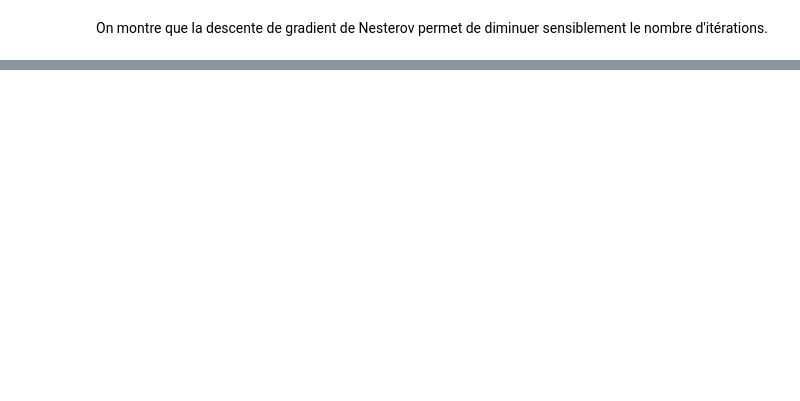
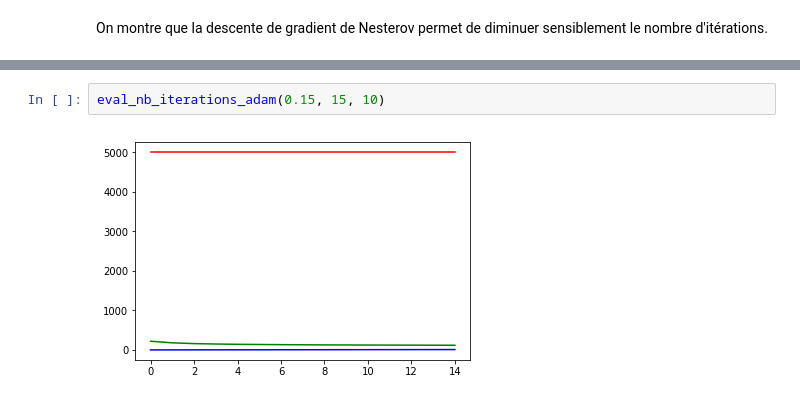
Before and after one commit to Garfounkel/Convex-Optimisation, a Jupyter notebook: ocvx_exam2_2019.ipynb, the cells around one changed output, grey strips where cells are left out. Drawn from its saved outputs; the diff is of its cells as text; blank space fills up the shorter version.

Commit message:
[Adam] Ex1-2 OK, need to fix iterations number for adam

```diff
--- a/ocvx_exam2_2019.ipynb
+++ b/ocvx_exam2_2019.ipynb
@@ -339,0 +435,4 @@ On montre que la descente de gradient de Nesterov permet de diminuer sensiblemen
+# %%
+eval_nb_iterations_adam(0.15, 15, 10)
+# %% [output]
+[figure, added]
```
Also changed, not shown: parts of 15 cells of this notebook.
